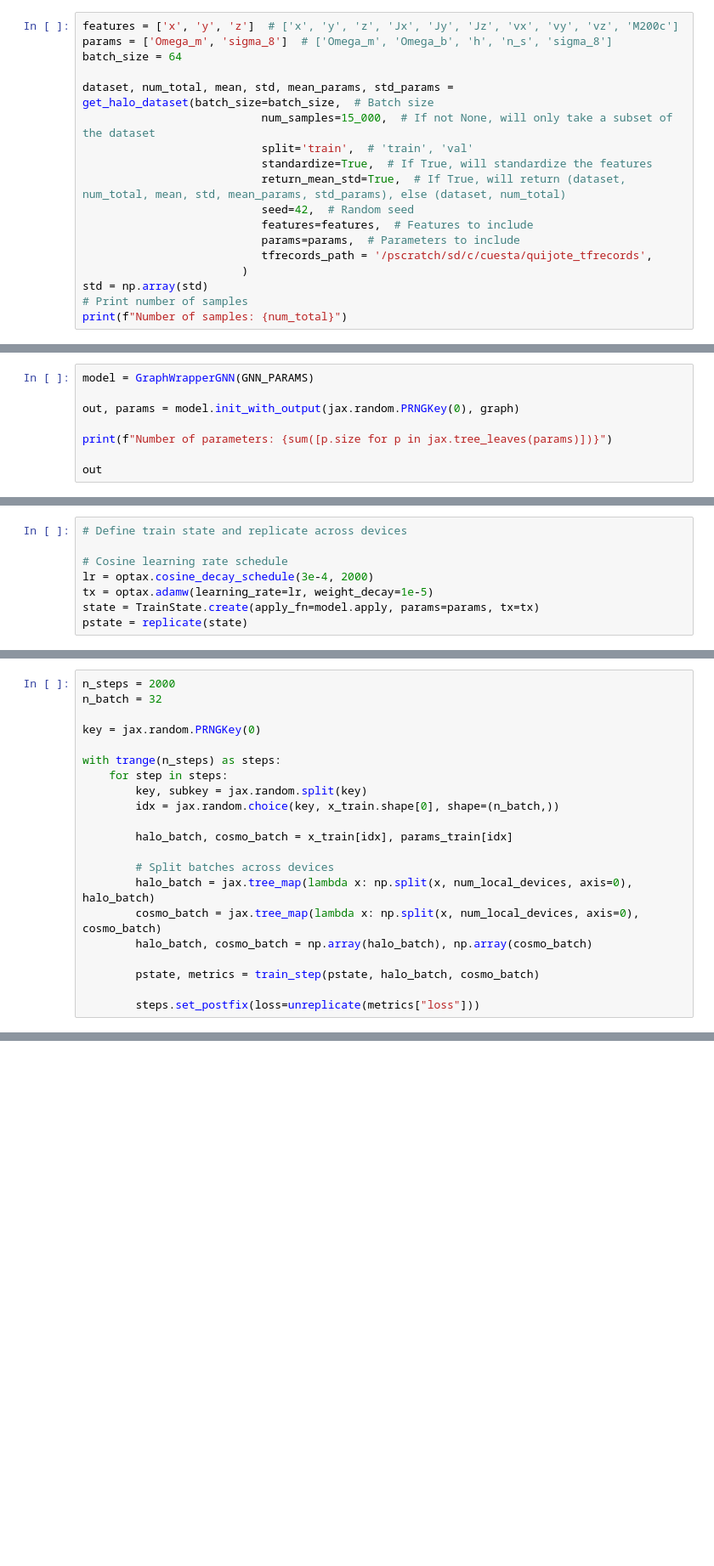
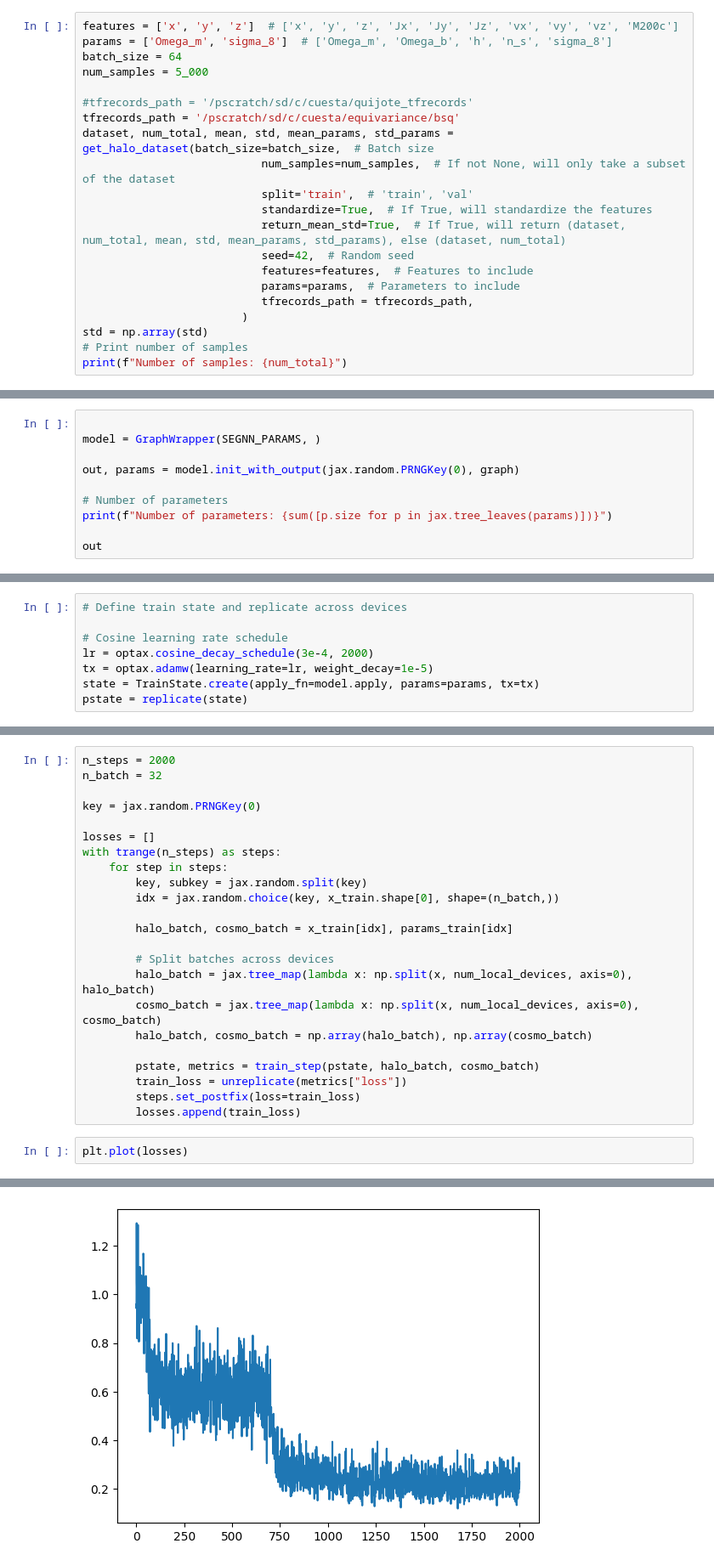
Before and after one commit to smsharma/eqnn-jax, a Jupyter notebook: benchmarks/galaxies/new_data_debugging.ipynb, the cells around one changed output, grey strips where cells are left out. Shown at 85% size. Drawn from its saved outputs; the diff is of its cells as text; blank space fills up the shorter version.

```diff
--- a/benchmarks/galaxies/new_data_debugging.ipynb
+++ b/benchmarks/galaxies/new_data_debugging.ipynb
@@ -22,16 +23,19 @@ To enable the following instructions: AVX2 FMA, in other operations, rebuild Ten
 features = ['x', 'y', 'z']  # ['x', 'y', 'z', 'Jx', 'Jy', 'Jz', 'vx', 'vy', 'vz', 'M200c']
 params = ['Omega_m', 'sigma_8']  # ['Omega_m', 'Omega_b', 'h', 'n_s', 'sigma_8']
 batch_size = 64
+num_samples = 5_000
 
+#tfrecords_path = '/pscratch/sd/c/cuesta/quijote_tfrecords'
+tfrecords_path = '/pscratch/sd/c/cuesta/equivariance/bsq'
 dataset, num_total, mean, std, mean_params, std_params = get_halo_dataset(batch_size=batch_size,  # Batch size
-                           num_samples=15_000,  # If not None, will only take a subset of the dataset
+                           num_samples=num_samples,  # If not None, will only take a subset of the dataset
                            split='train',  # 'train', 'val'
                            standardize=True,  # If True, will standardize the features
                            return_mean_std=True,  # If True, will return (dataset, num_total, mean, std, mean_params, std_params), else (dataset, num_total)
                            seed=42,  # Random seed
                            features=features,  # Features to include
                            params=params,  # Parameters to include
-                           tfrecords_path = '/pscratch/sd/c/cuesta/quijote_tfrecords',
+                           tfrecords_path = tfrecords_path,
                         )
 std = np.array(std)
 # Print number of samples
@@ -199,10 +207,12 @@ graph = build_graph(x_train[:2],
                 use_3d_distances=use_3d_distances,
 )
 # %%
-model = GraphWrapperGNN(GNN_PARAMS)
+
+model = GraphWrapper(SEGNN_PARAMS, )
 
 out, params = model.init_with_output(jax.random.PRNGKey(0), graph)
 
+# Number of parameters
 print(f"Number of parameters: {sum([p.size for p in jax.tree_leaves(params)])}")
 
 out
@@ -259,6 +269,7 @@ n_batch = 32
 
 key = jax.random.PRNGKey(0)
 
+losses = []
 with trange(n_steps) as steps:
     for step in steps:
         key, subkey = jax.random.split(key)
@@ -272,5 +283,9 @@ with trange(n_steps) as steps:
         halo_batch, cosmo_batch = np.array(halo_batch), np.array(cosmo_batch)
 
         pstate, metrics = train_step(pstate, halo_batch, cosmo_batch)
-
-        steps.set_postfix(loss=unreplicate(metrics["loss"]))
+        train_loss = unreplicate(metrics["loss"])
+        steps.set_postfix(loss=train_loss)
+        losses.append(train_loss)
+# %%
+plt.plot(losses)
+# %% [output]
@@ -277 +293,2 @@ with trange(n_steps) as steps:
+[figure, added]
 # %%
```
Also changed, not shown: parts of 7 cells of this notebook, 4 other files.
